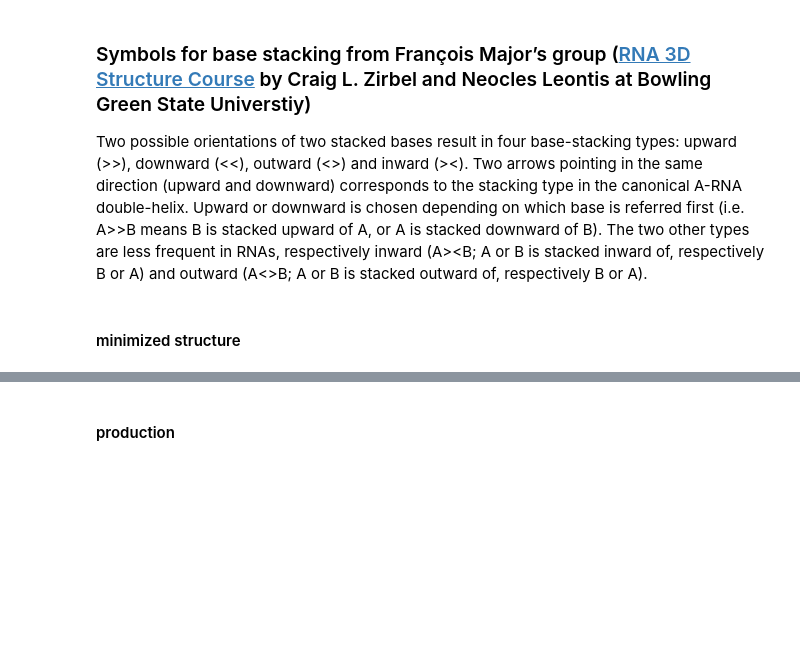
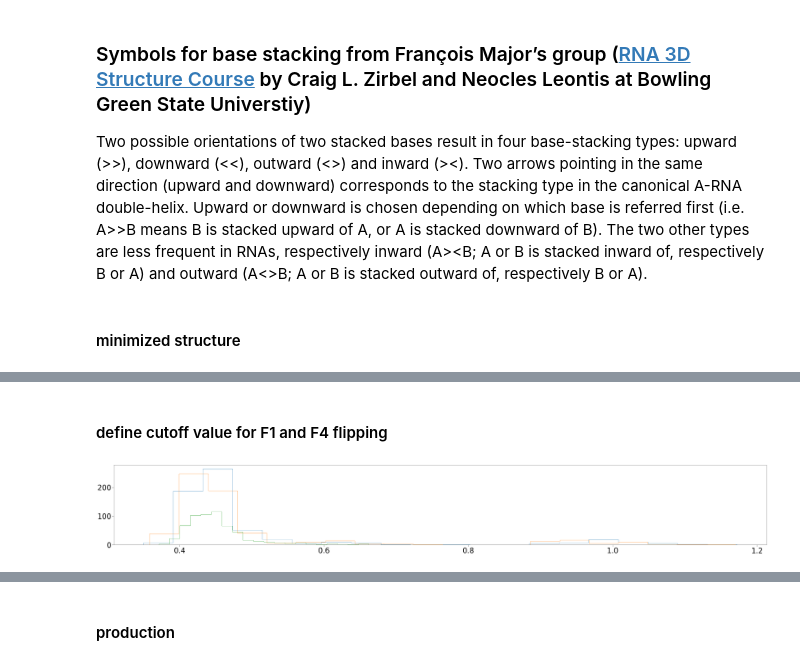
Before and after one commit to choderalab/rna-espaloma, a Jupyter notebook: experiment/scripts/analysis/vanilla/tetramer-analysis.ipynb, the cells around one changed output, grey strips where cells are left out. Cells and saved outputs as stored; diff of their text form; code cells hidden in the pictures; blank space fills up the shorter version.

```diff
--- a/experiment/scripts/analysis/vanilla/tetramer-analysis.ipynb
+++ b/experiment/scripts/analysis/vanilla/tetramer-analysis.ipynb
@@ -203,7 +203,7 @@ ncfiles = [ "../md" + str(i) + "/traj.nc" for i in range(1, n) ]
 traj = mdtraj.load(ncfiles, top=init_pdb, stride=STRIDE)
 # %%
 # repx trajectory for test purpose
-repx_ncfile = "../../hremd.1/analysis/md_state0.nc"
+repx_ncfile = "../../_obsolete/hremd.1/analysis/md_state0.nc"
 repx_traj = mdtraj.load(repx_ncfile, top=init_pdb)
 # %% [markdown]
 #### Residue names
@@ -676,0 +720,20 @@ for p in range(len(stackings[0][0])):
+# %% [markdown]
+#### define cutoff value for F1 and F4 flipping
+# %%
+# N1 distance
+
+atom_indices = repx_traj.topology.select('name N1')
+
+# distance between first (5'-end) and second N1 atom
+dist1 = mdtraj.compute_distances(repx_traj, atom_pairs=atom_indices[:2].reshape(1,2))
+# distance between second and third (3'-end) N1 atom
+dist2 = mdtraj.compute_distances(repx_traj, atom_pairs=atom_indices[1:3].reshape(1,2))
+# distance between third and fourth (3'-end) N1 atom
+dist3 = mdtraj.compute_distances(repx_traj, atom_pairs=atom_indices[2:].reshape(1,2))
+
+plt.hist(dist1, bins=20, histtype='step')
+plt.hist(dist2, bins=20, histtype='step')
+plt.hist(dist3, bins=20, histtype='step')
+plt.show()
+# %% [output]
+[figure, added]
```
Also changed, not shown: parts of 37 cells of this notebook.
